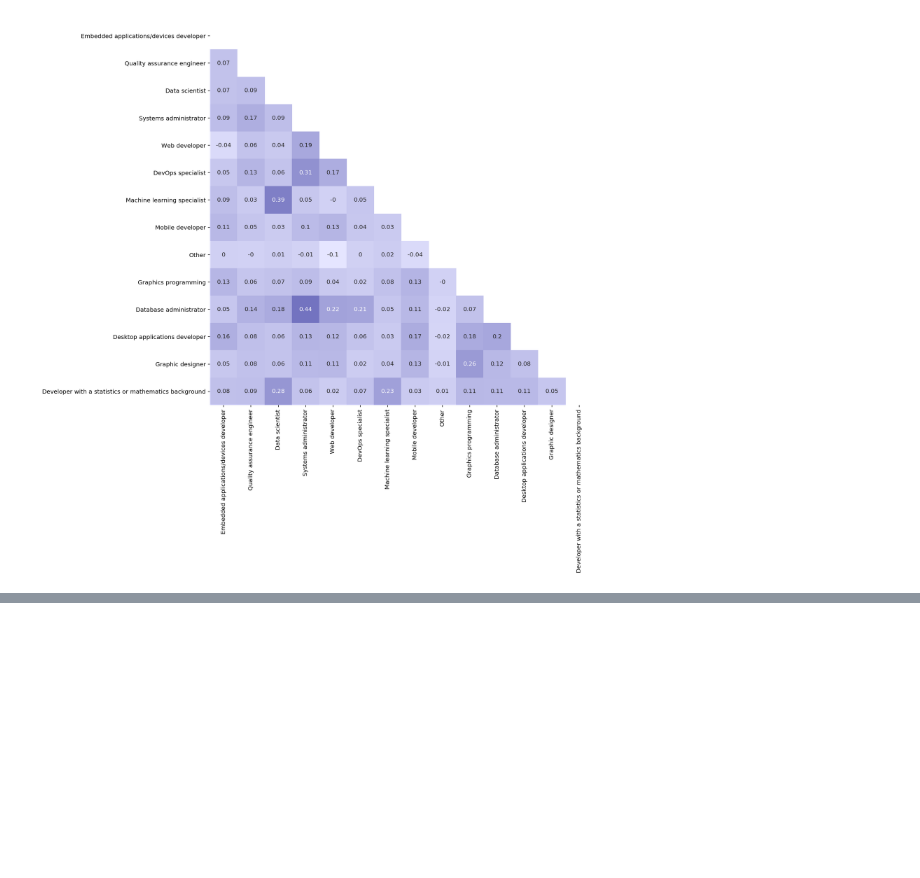
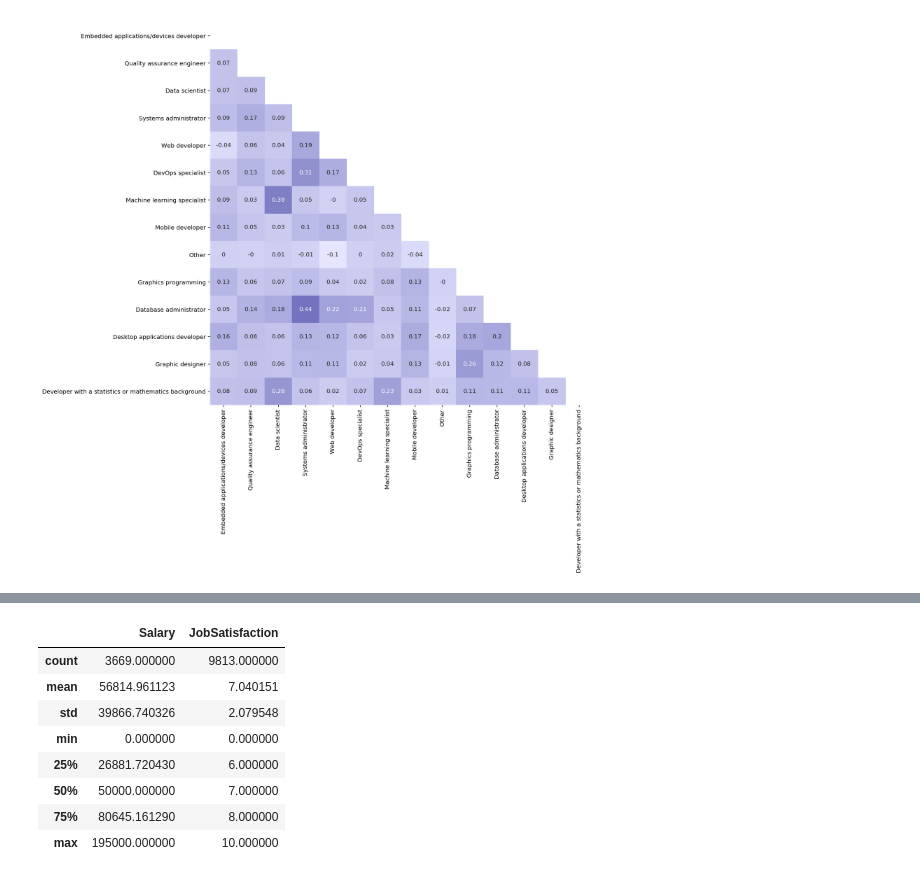
Before and after one commit to blowe615/stackoverflow_survey, a Jupyter notebook: Investigating How Data Scientists Answered the Stack Overflow Survey.ipynb, the cells around one changed output, grey strips where cells are left out. Drawn from its saved outputs; the diff is of its cells as text; code cells hidden in the pictures; blank space fills up the shorter version.

```diff
--- a/Investigating How Data Scientists Answered the Stack Overflow Survey.ipynb
+++ b/Investigating How Data Scientists Answered the Stack Overflow Survey.ipynb
@@ -394,0 +428,13 @@ ax = sns.heatmap(corr, mask=mask, cmap=cmap, annot=np.round(corr.values,2), squa
+# %%
+# Look at descriptive statistics for Salary and Job Satisfaction for Web developers for comparison
+encoded_model_df.loc[encoded_model_df['Web developer']==1][['Salary','JobSatisfaction']].describe()
+# %% [output]
+|  | Salary | JobSatisfaction |
+| count | 3669.000000 | 9813.000000 |
+| mean | 56814.961123 | 7.040151 |
+| std | 39866.740326 | 2.079548 |
+| min | 0.000000 | 0.000000 |
+| 25% | 26881.720430 | 6.000000 |
+| 50% | 50000.000000 | 7.000000 |
+| 75% | 80645.161290 | 8.000000 |
+| max | 195000.000000 | 10.000000 |
```
Also changed, not shown: parts of 10 cells of this notebook.
